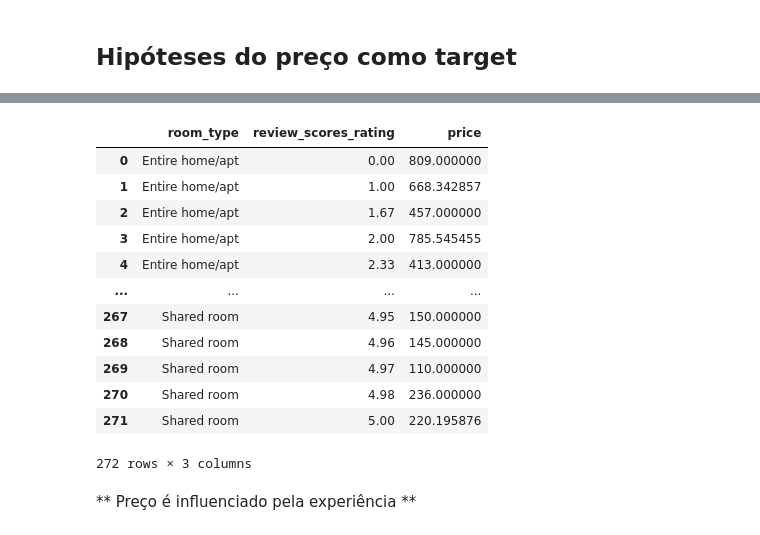
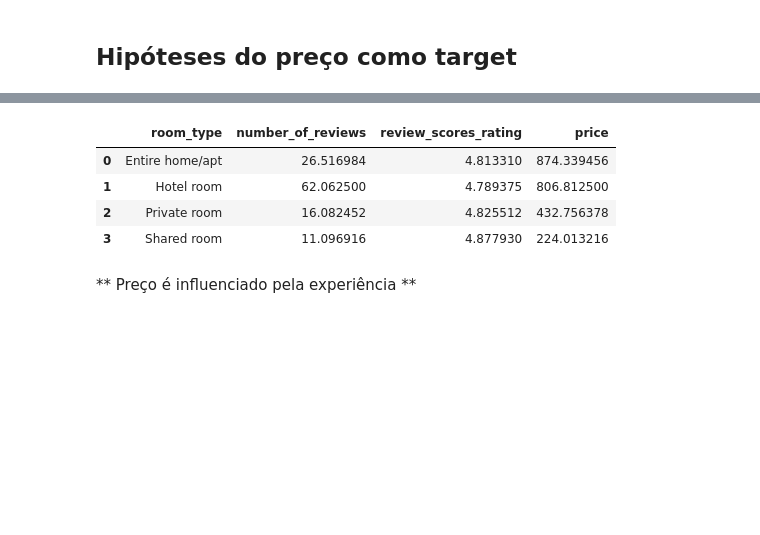
Before and after one commit to ederray/projetos_dnc, a Jupyter notebook: desafio5_data_wrangling/notebooks/eda.ipynb, the cells around one changed output, grey strips where cells are left out. Saved outputs shown, nothing was run; the diff lists cells and outputs as text; code cells hidden in the pictures; blank space fills up the shorter version.

```diff
--- a/desafio5_data_wrangling/notebooks/eda.ipynb
+++ b/desafio5_data_wrangling/notebooks/eda.ipynb
@@ -504,8 +518,22 @@ prox_aeroportos = reduce(lambda x, y: x | y, [tbl_anuncios[col] for col in lista
 # Condição para estações: (Flag_Estacao1) OU (Flag_Estacao2) OU (...)
 prox_estacoes = reduce(lambda x, y: x | y, [tbl_anuncios[col] for col in lista_estacoes])
 
+prox_pontos_turisticos = reduce(lambda x, y: x | y, [tbl_anuncios[col] for col in lista_pontos_turisticos])
+
 # Cria a flag de intermodalidade
-tbl_anuncios['Flag_Intermodalidade'] = prox_aeroportos & prox_estacoes
+tbl_anuncios['fl_intermodalidade'] = prox_aeroportos & prox_estacoes
+tbl_anuncios['fl_lte_5_km_estacao'] = prox_estacoes
+tbl_anuncios['fl_lte_5_km_pontos_turisticos'] = prox_pontos_turisticos
+# %%
+# selecao das colunas que seguirão na análise
+lista_colunas = [
+    'id', 'neighbourhood_cleansed', 'room_type', 'accommodates',
+       'bathrooms', 'bedrooms', 'beds', 'price', 'number_of_reviews',
+       'review_scores_rating', 'latitude', 'longitude', 'Zona',
+    'fl_intermodalidade', 'fl_lte_5_km_estacao',
+       'fl_lte_5_km_pontos_turisticos'
+]
+tbl_anuncios = selecao_colunas(df=tbl_anuncios, colunas=lista_colunas)
 # %%
 # verificação do volume de colunas do dataset
 tbl_anuncios.shape
@@ -798,5 +811,5 @@ colunas_selecionadas = [
 # %%
 # remoção da coluna id para exploração dos dados, colunas de distâncias de pontos turísticos e transporte e colunas_outlier.
-tbl_anuncios = selecao_colunas(df=tbl_anuncios, colunas=colunas_selecionadas)
+#tbl_anuncios = selecao_colunas(df=tbl_anuncios, colunas=colunas_selecionadas)
 
-tbl_anuncios_eda = selecao_colunas(df=tbl_anuncios_eda, colunas=colunas_selecionadas)
+#tbl_anuncios_eda = selecao_colunas(df=tbl_anuncios_eda, colunas=colunas_selecionadas)
@@ -957,4 +1031,4 @@ Residual              32690.0  7.837809e+09  2.397617e+05          NaN       NaN
 # %%
-media_tipo_acomodacao_media_avaliacao = agrupar_dados(df=tbl_anuncios, cols_agrup=['room_type', 'review_scores_rating'], cols_filter=['price'], agr='mean').reset_index()
+media_tipo_acomodacao_media_avaliacao = agrupar_dados(df=tbl_anuncios, cols_agrup=['room_type'], cols_filter=['number_of_reviews','review_scores_rating','price'], agr='mean').reset_index()
 media_tipo_acomodacao_media_avaliacao
 # %% [output]
@@ -962,16 +1036,8 @@ media_tipo_acomodacao_media_avaliacao
-|  | room_type | review_scores_rating | price |
-| 0 | Entire home/apt | 0.00 | 809.000000 |
-| 1 | Entire home/apt | 1.00 | 668.342857 |
-| 2 | Entire home/apt | 1.67 | 457.000000 |
-| 3 | Entire home/apt | 2.00 | 785.545455 |
-| 4 | Entire home/apt | 2.33 | 413.000000 |
-| ... | ... | ... | ... |
-| 267 | Shared room | 4.95 | 150.000000 |
-| 268 | Shared room | 4.96 | 145.000000 |
-| 269 | Shared room | 4.97 | 110.000000 |
-| 270 | Shared room | 4.98 | 236.000000 |
-| 271 | Shared room | 5.00 | 220.195876 |
+|  | room_type | number_of_reviews | review_scores_rating | price |
+| 0 | Entire home/apt | 26.516984 | 4.813310 | 874.339456 |
+| 1 | Hotel room | 62.062500 | 4.789375 | 806.812500 |
+| 2 | Private room | 16.082452 | 4.825512 | 432.756378 |
+| 3 | Shared room | 11.096916 | 4.877930 | 224.013216 |
-272 rows × 3 columns
 # %% [markdown]
 ** Preço é influenciado pela experiência **
 # %%
```
Also changed, not shown: parts of 81 cells of this notebook, 3 other files.
